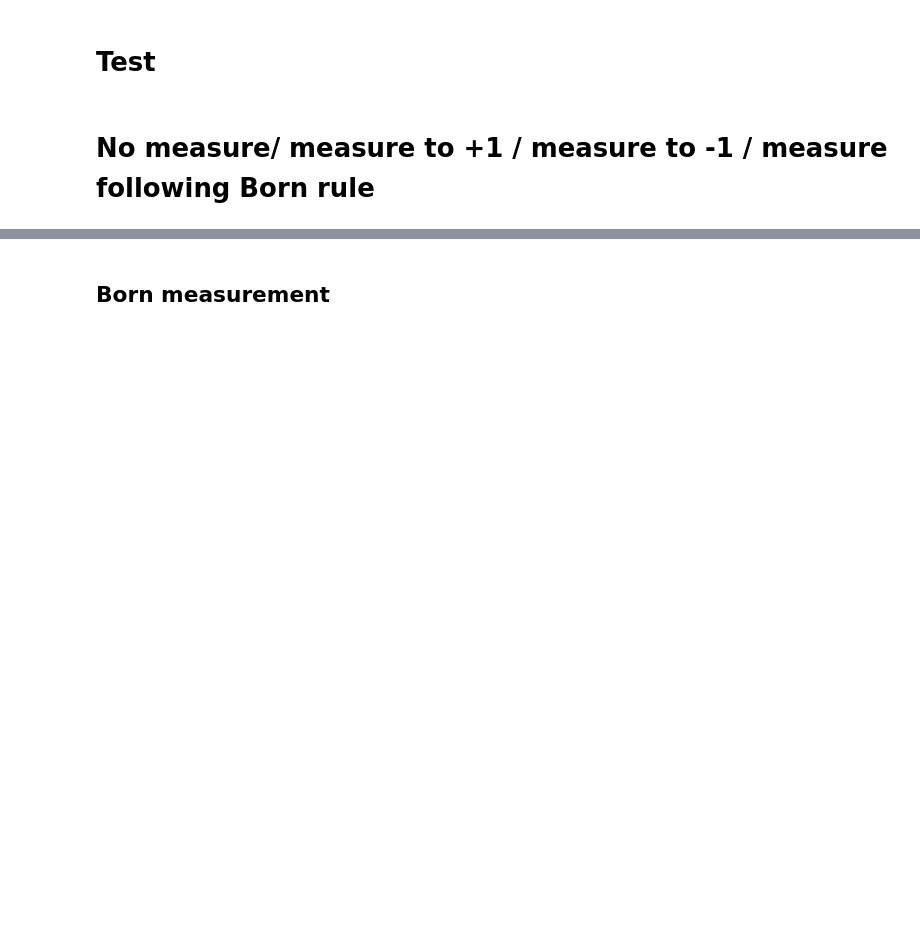
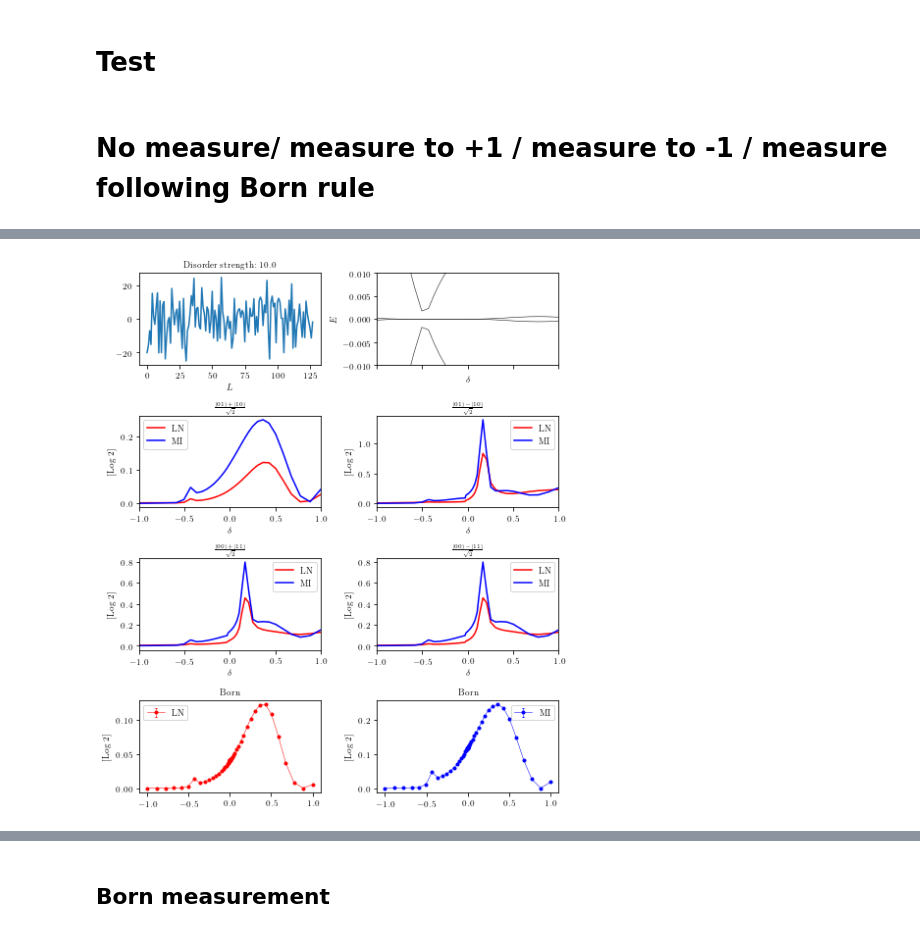
Before and after one commit to hainingpan/SPT, a Jupyter notebook: test_ssh.ipynb, the cells around one changed output, grey strips where cells are left out. Drawn from its saved outputs; the diff is of its cells as text; code cells hidden in the pictures; blank space fills up the shorter version.

```diff
--- a/test_ssh.ipynb
+++ b/test_ssh.ipynb
@@ -675,0 +693,2 @@ params.bandstructure()
+# %%
+params=Params(delta=0,L=L,bc=-1)
@@ -698,0 +751,2 @@ plt.plot(delta_list,LN_no_inf_list,'.-')
+# %%
+params=Params(delta=-1,L=64,bc=-1)
@@ -702,9 +758,10 @@ MI_neg_list=[]
 LN_neg_list=[]
 for delta in delta_list:
     params=Params(delta=delta,L=64,bc=-1)
-    params.measure_all(1)
-    MI_neg_list.append(params.mutual_information_m(np.arange(params.L),np.arange(params.L)+params.L*2))
-    LN_neg_list.append(params.log_neg(np.arange(params.L),np.arange(params.L)+params.L*2))
+    # params.measure_all(1)
+    params.measure_all_Born(type='onsite',prob=[0,1]*(params.L//4))
+    MI_neg_list.append(params.mutual_information_m(np.arange(params.L//2),np.arange(params.L//2)+params.L))
+    LN_neg_list.append(params.log_neg(np.arange(params.L//2),np.arange(params.L//2)+params.L))
 # %%
 plt.plot(delta_list,LN_neg_list,'.-')
 plt.plot(delta_list,MI_neg_list,'.-')
@@ -739,0 +879,69 @@ for d_i,delta in enumerate(delta_list):
+# %%
+fig,axs=plt.subplots(4,2,figsize=(6.8,8),tight_layout=True)
+ax=axs[0,0]
+ax.plot(disorder)
+ax.set_title('Disorder strength: {:.1f}'.format(var))
+ax.set_xlabel('$L$')
+ax=axs[0,1]
+ax.plot(delta_list,np.array(bandstructure_list),color='k',lw=0.5)
+ax.margins(x=0)
+ax.set_xticklabels([])
+ax.set_ylim([-.01,.01])
+ax.set_xlabel('$\delta$')
+ax.set_ylabel('$E$')
+
+ax=axs[1,0]
+ax.plot(delta_list,LN_link_op_list/np.log(2),color='r',label='LN')
+ax.plot(delta_list,MI_link_op_list/np.log(2),color='b',label='MI')
+ax.margins(x=0)
+ax.set_ylabel('[Log 2]')
+ax.set_xlabel('$\delta$')
+ax.legend()
+ax.set_title('$\\frac{|01\\rangle+|10\\rangle}{\sqrt{2}}$')
+
+ax=axs[1,1]
+ax.plot(delta_list,LN_link_om_list/np.log(2),color='r',label='LN')
+ax.plot(delta_list,MI_link_om_list/np.log(2),color='b',label='MI')
+ax.margins(x=0)
+ax.set_ylabel('[Log 2]')
+ax.set_xlabel('$\delta$')
+ax.legend()
+ax.set_title('$\\frac{|01\\rangle-|10\\rangle}{\sqrt{2}}$')
+
+ax=axs[2,0]
+ax.plot(delta_list,LN_link_ep_list/np.log(2),color='r',label='LN')
+ax.plot(delta_list,MI_link_ep_list/np.log(2),color='b',label='MI')
+ax.margins(x=0)
+ax.set_ylabel('[Log 2]')
+ax.set_xlabel('$\delta$')
+ax.legend()
+ax.set_title('$\\frac{|00\\rangle+|11\\rangle}{\sqrt{2}}$')
+
+
+ax=axs[2,1]
+ax.plot(delta_list,LN_link_em_list/np.log(2),color='r',label='LN')
+ax.plot(delta_list,MI_link_em_list/np.log(2),color='b',label='MI')
+ax.margins(x=0)
+
+ax.set_ylabel('[Log 2]')
+ax.set_xlabel('$\delta$')
+ax.legend()
+ax.set_title('$\\frac{|00\\rangle-|11\\rangle}{\sqrt{2}}$')
+
+ax=axs[3,0]
+ax.errorbar(delta_list,np.array(LN_Born_list).mean(axis=1)/np.log(2),np.array(LN_Born_list).std(axis=1)/np.sqrt(es)/np.log(2),color='r',label='LN',fmt='.-',lw=0.5,capsize=1)
+ax.legend()
+ax.set_title('Born')
+ax.set_ylabel('[Log 2]')
+
+ax=axs[3,1]
+ax.errorbar(delta_list,np.array(MI_Born_list).mean(axis=1)/np.log(2),np.array(MI_Born_list).std(axis=1)/np.sqrt(es)/np.log(2),color='b',label='MI',fmt='.-',lw=0.5,capsize=1)
+ax.legend()
+ax.set_title('Born')
+ax.set_ylabel('[Log 2]')
+
+
+
+fig.savefig('/mnt/d/KITP/Rp_SPT/12/SSH_link_op_var{:.1f}.pdf'.format(var))
+# %% [output]
+[figure, added]
```
Also changed, not shown: parts of 42 cells of this notebook, 3 other files.
